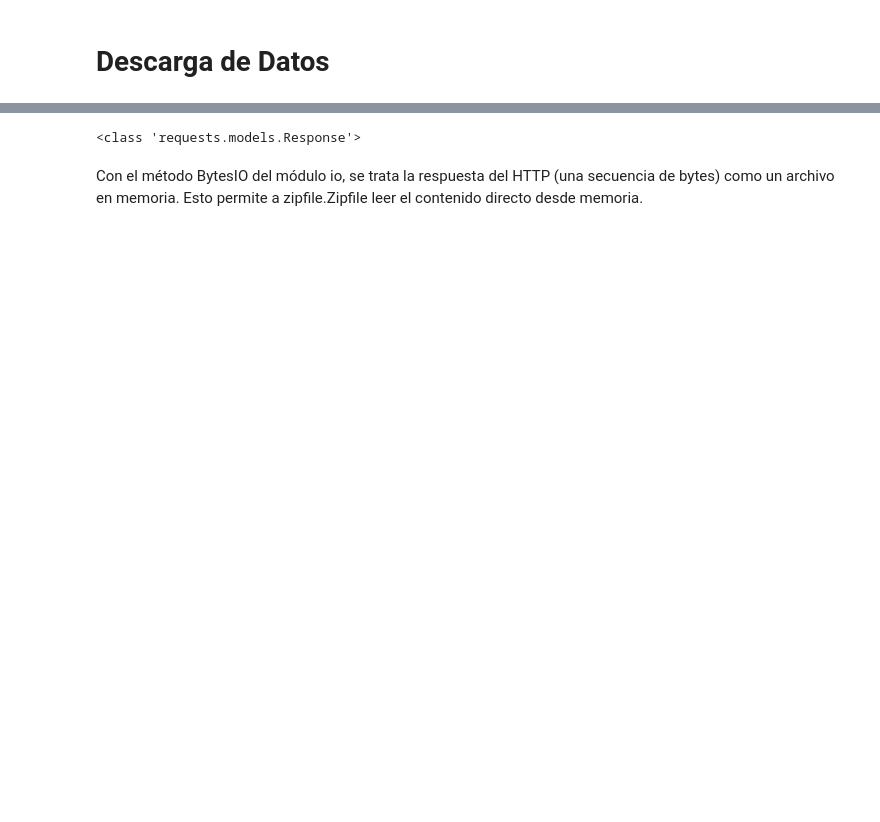
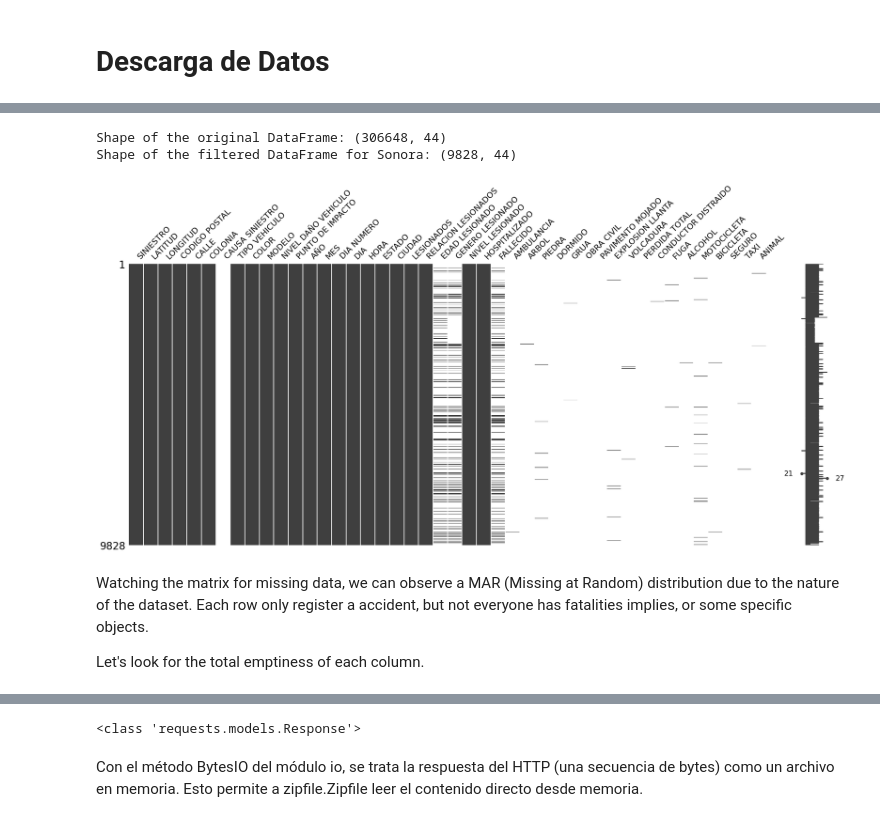
Before and after one commit to Mario-ACL/proyecto_ing_datos, a Jupyter notebook: notebooks/v1-0-initial_seek_clean.ipynb, the cells around one changed output, grey strips where cells are left out. Saved outputs shown, nothing was run; the diff lists cells and outputs as text; code cells hidden in the pictures; blank space fills up the shorter version.

```diff
--- a/notebooks/v1-0-initial_seek_clean.ipynb
+++ b/notebooks/v1-0-initial_seek_clean.ipynb
@@ -129,27 +181,0 @@ dfs[4]
-# %%
-dfs = {}
-
-for file in os.listdir(datos_axa):
-    if file.endswith('.csv'):
-        parts = file.split('_')
-        if file.startswith("df_"):
-            month_name = parts[4]
-        else:
-            month_name = parts[3]
-
-        month_number = month_mapping.get(month_name)
-
-        if month_number is not None:
-            # Create the full filepath
-            filepath = os.path.join(datos_axa, file)
-
-            # Create a DataFrame from the file
-            try:
-                df = pd.read_csv(filepath)
-                dfs[month_number] = df  # Store the dataframe with month number as key
-                print(f"Created DataFrame for {file} with shape {df.shape} and stored with key {month_number}")
-            except Exception as e:
-                print(f"Error reading file {file}: {e}")
-
-        else:
-            print(f"Could not find a number for the month: {month_name} in file {file}")
@@ -183,0 +191,19 @@ Folder './data/raw/AXA/' does not exist.
+# %%
+# Filtered df to select only Sonora
+df_AXA = pd.concat(dfs, ignore_index=True)
+print("Shape of the original DataFrame:", df_AXA.shape)
+df_AXA_sonora = df_AXA[df_AXA['ESTADO'] == 'Sonora'].copy()
+print("Shape of the filtered DataFrame for Sonora:", df_AXA_sonora.shape)
+# %% [output]
+Shape of the original DataFrame: (306648, 44)
+Shape of the filtered DataFrame for Sonora: (9828, 44)
+# %%
+# Look up for missing values
+msno.matrix(df_AXA_sonora)
+plt.show()
+# %% [output]
+[figure, added]
+# %% [markdown]
+Watching the matrix for missing data, we can observe a MAR (Missing at Random) distribution due to the nature of the dataset. Each row only register a accident, but not everyone has fatalities implies, or some specific objects.
+
+Let's look for the total emptiness of each column.
```
Also changed, not shown: parts of 52 cells of this notebook.
